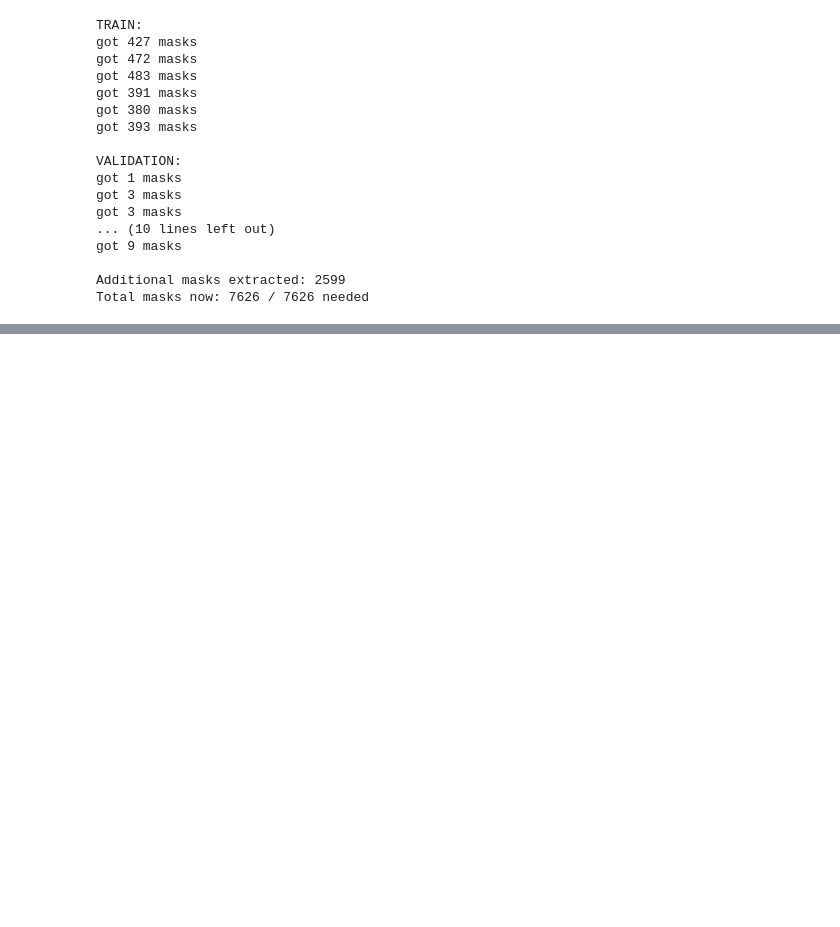
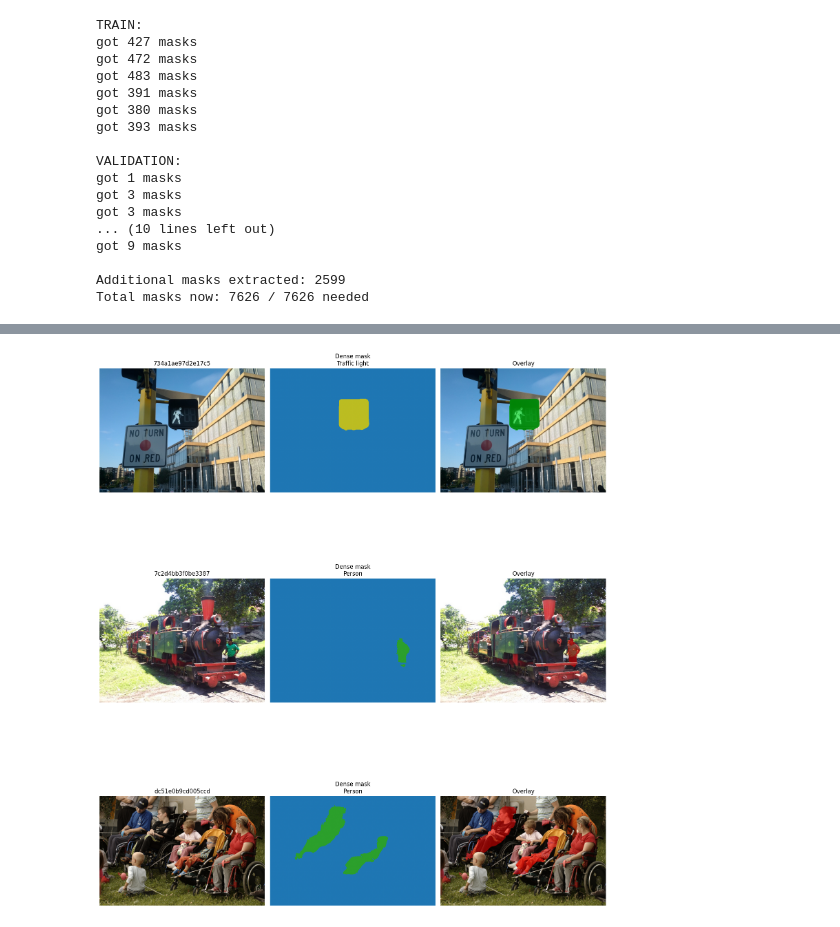
Before and after one commit to katarinako01/DL_image_segmentation, a Jupyter notebook: image_segmentation.ipynb, the cells around one changed output, grey strips where cells are left out. Saved outputs shown, nothing was run; the diff lists cells and outputs as text; code cells hidden in the pictures; blank space fills up the shorter version.

Commit message:
data preparation

```diff
--- a/image_segmentation.ipynb
+++ b/image_segmentation.ipynb
@@ -875,4 +882,0 @@ with open("/content/drive/MyDrive/all_annots.pkl", "rb") as f:
-# %%
-# for masks and images -> link directories (same ones to folders where image and mask files are located)
-IMAGES_DIR = "/content/drive/MyDrive/images"
-MASKS_DIR = "/content/drive/MyDrive/masks"
@@ -959,0 +883,13 @@ plt.show()
+# %%
+# save splits
+splits_data = {
+    "train_ids": list(train_ids),
+    "val_ids": list(val_ids),
+    "test_ids": list(test_ids),
+    "target_classes": TARGET_CLASSES,
+}
+
+with open("/content/drive/MyDrive/splits.json", "w") as f:
+    json.dump(splits_data, f, indent=2)
+
+print(f"saved train={len(train_ids)}, val={len(val_ids)}, test={len(test_ids)}")
@@ -959,0 +941,54 @@ plt.show()
+# %%
+# verify dense masks (plot visually)
+random.seed(123)
+sample_ids = random.sample(all_image_ids, 3)
+
+fig, axes = plt.subplots(3, 3, figsize=(15, 20))
+
+colours = {
+    0: [0, 0, 0], # background -> just keep black
+    1: [255, 0, 0], # person - red
+    2: [0, 0, 255], # car - blue
+    3: [255, 255, 0], # bus - yellow
+    4: [0, 255, 0], # traffic light - green
+    5: [255, 0, 255], # skyscraper - pink
+}
+
+for row, img_id in enumerate(sample_ids):
+
+    img = Image.open(os.path.join(IMAGES_DIR, f"{img_id}.jpg"))
+    img_arr = np.array(img)
+
+    dense_mask = np.array(Image.open(os.path.join(DENSE_MASKS_DIR, f"{img_id}.png")))
+
+    # coloured overlay
+    overlay = np.zeros_like(img_arr)
+    for label_id, color in colours.items():
+        overlay[dense_mask == label_id] = color
+
+    # blend
+    alpha = 0.5
+    blended = (img_arr * (1 - alpha) + overlay * alpha).astype(np.uint8)
+    blended[dense_mask == 0] = img_arr[dense_mask == 0]  # to keep background clear
+
+    unique_classes = [k for k in np.unique(dense_mask) if k > 0]
+    class_names = {1: "Person", 2: "Car", 3: "Bus", 4: "Traffic light", 5: "Skyscraper"}
+    present = ", ".join([class_names[c] for c in unique_classes])
+
+    # plot
+    axes[row, 0].imshow(img_arr)
+    axes[row, 0].set_title(f"{img_id}")
+    axes[row, 0].axis('off')
+
+    axes[row, 1].imshow(dense_mask, cmap='tab10', vmin=0, vmax=5)
+    axes[row, 1].set_title(f"Dense mask\n{present}")
+    axes[row, 1].axis('off')
+
+    axes[row, 2].imshow(blended)
+    axes[row, 2].set_title("Overlay")
+    axes[row, 2].axis('off')
+
+plt.tight_layout()
+plt.show()
+# %% [output]
+[figure, added]
```
Also changed, not shown: parts of 11 cells of this notebook.
